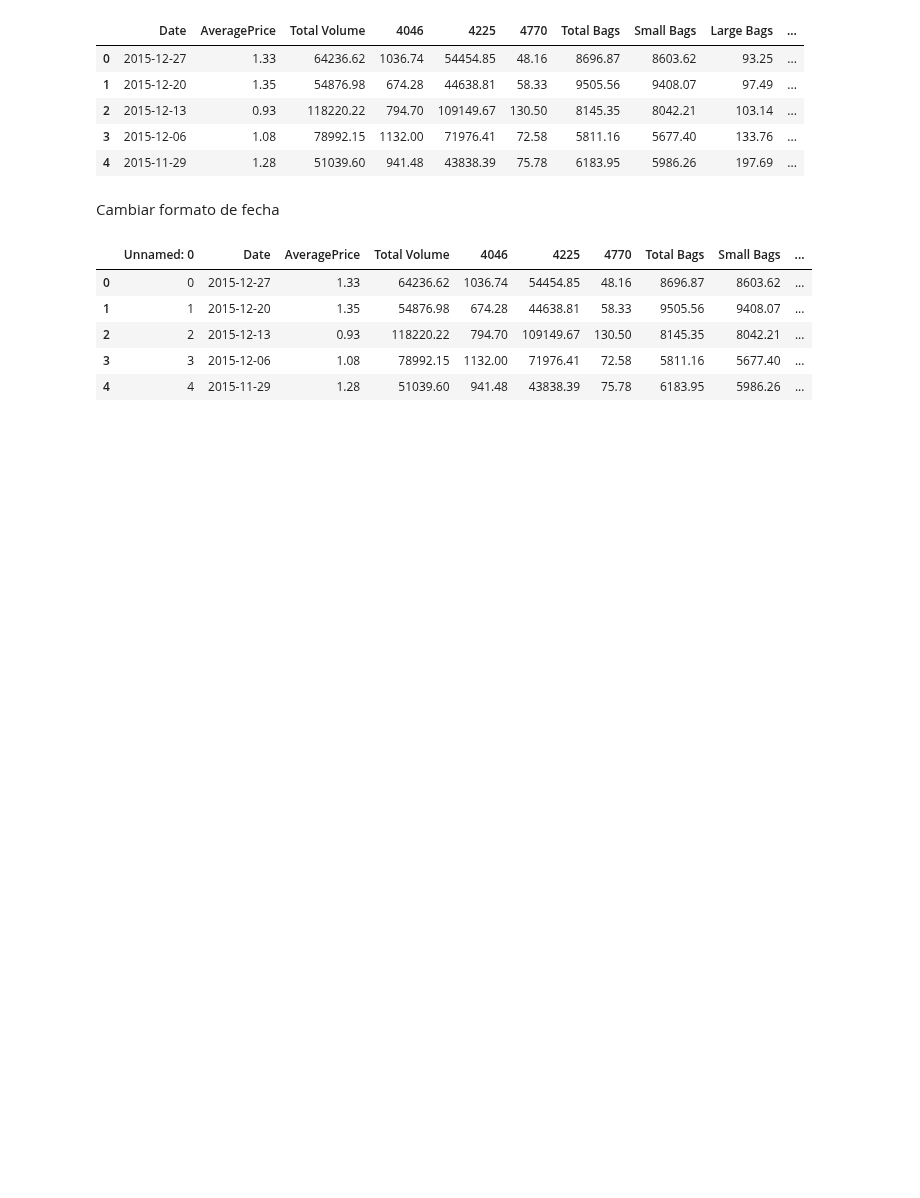
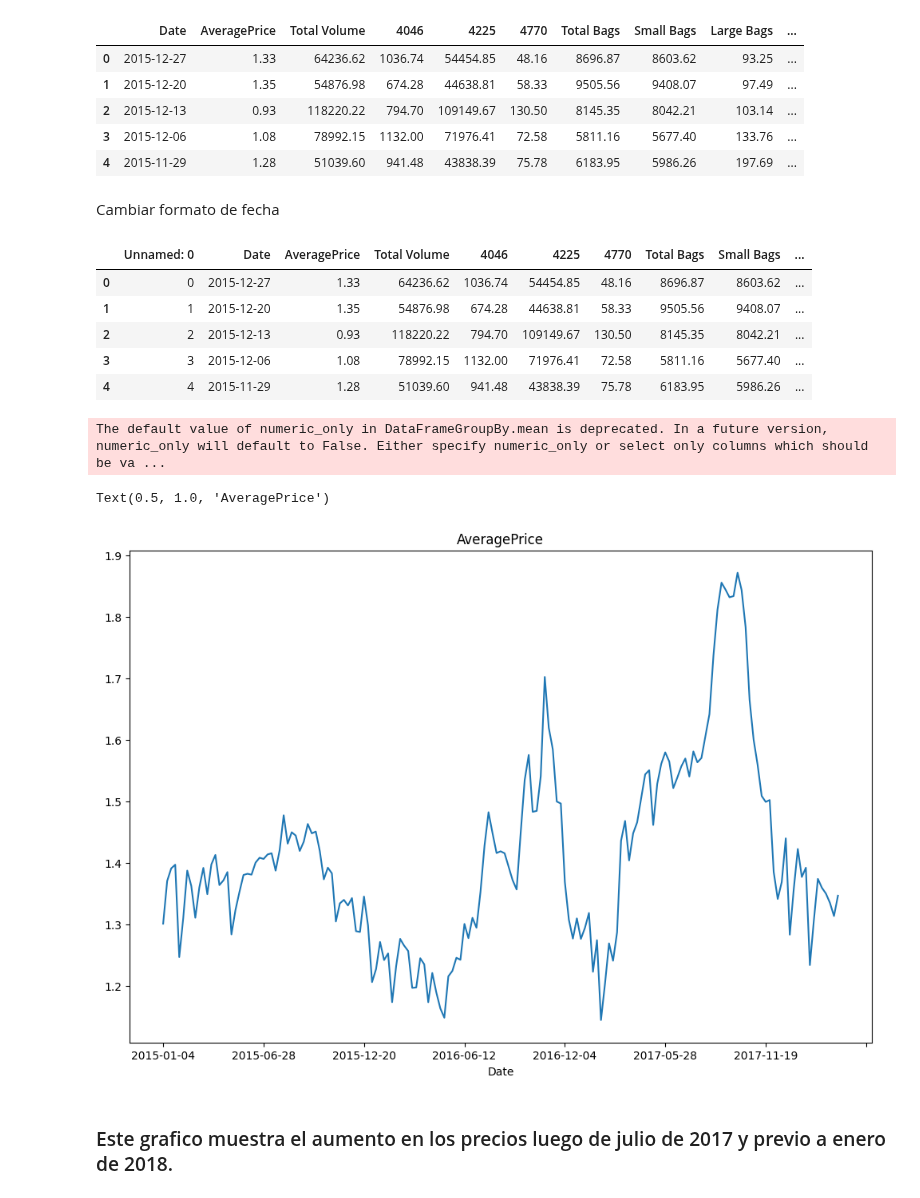
Before and after one commit to FacundoCardozo5/CoderHouse_CH-32845, a Jupyter notebook: notebooks/VisualizaciónCardozoDEFINITIVO.ipynb, the cells around one changed output. Drawn from its saved outputs; the diff is of its cells as text; code cells hidden in the pictures; blank space fills up the shorter version.

```diff
--- a/notebooks/VisualizaciónCardozoDEFINITIVO.ipynb
+++ b/notebooks/VisualizaciónCardozoDEFINITIVO.ipynb
@@ -151,3 +151,14 @@ df.head()
 | 2 | 2 | 2015-12-13 | 0.93 | 118220.22 | 794.70 | 109149.67 | 130.50 | 8145.35 | 8042.21 | ... |
 | 3 | 3 | 2015-12-06 | 1.08 | 78992.15 | 1132.00 | 71976.41 | 72.58 | 5811.16 | 5677.40 | ... |
 | 4 | 4 | 2015-11-29 | 1.28 | 51039.60 | 941.48 | 43838.39 | 75.78 | 6183.95 | 5986.26 | ... |
+# %%
+byDate=df.groupby('Date').mean()
+plt.figure(figsize=(12,8))
+byDate['AveragePrice'].plot()
+plt.title('AveragePrice')
+# %% [output]
+The default value of numeric_only in DataFrameGroupBy.mean is deprecated. In a future version, numeric_only will default to False. Either specify numeric_only or select only columns which should be va ...
+Text(0.5, 1.0, 'AveragePrice')
+[figure, added]
+# %% [markdown]
+### Este grafico muestra el aumento en los precios luego de julio de 2017 y previo a enero de 2018.
```
